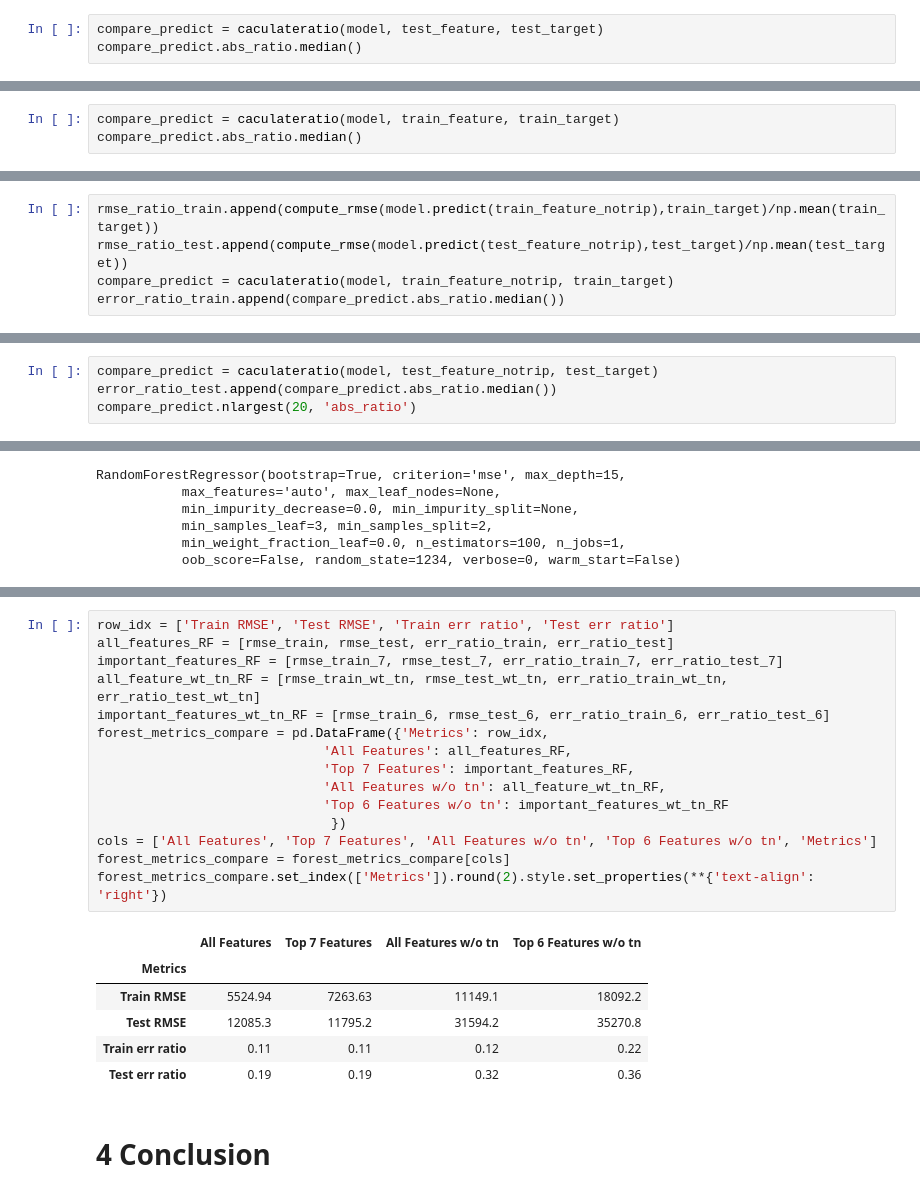
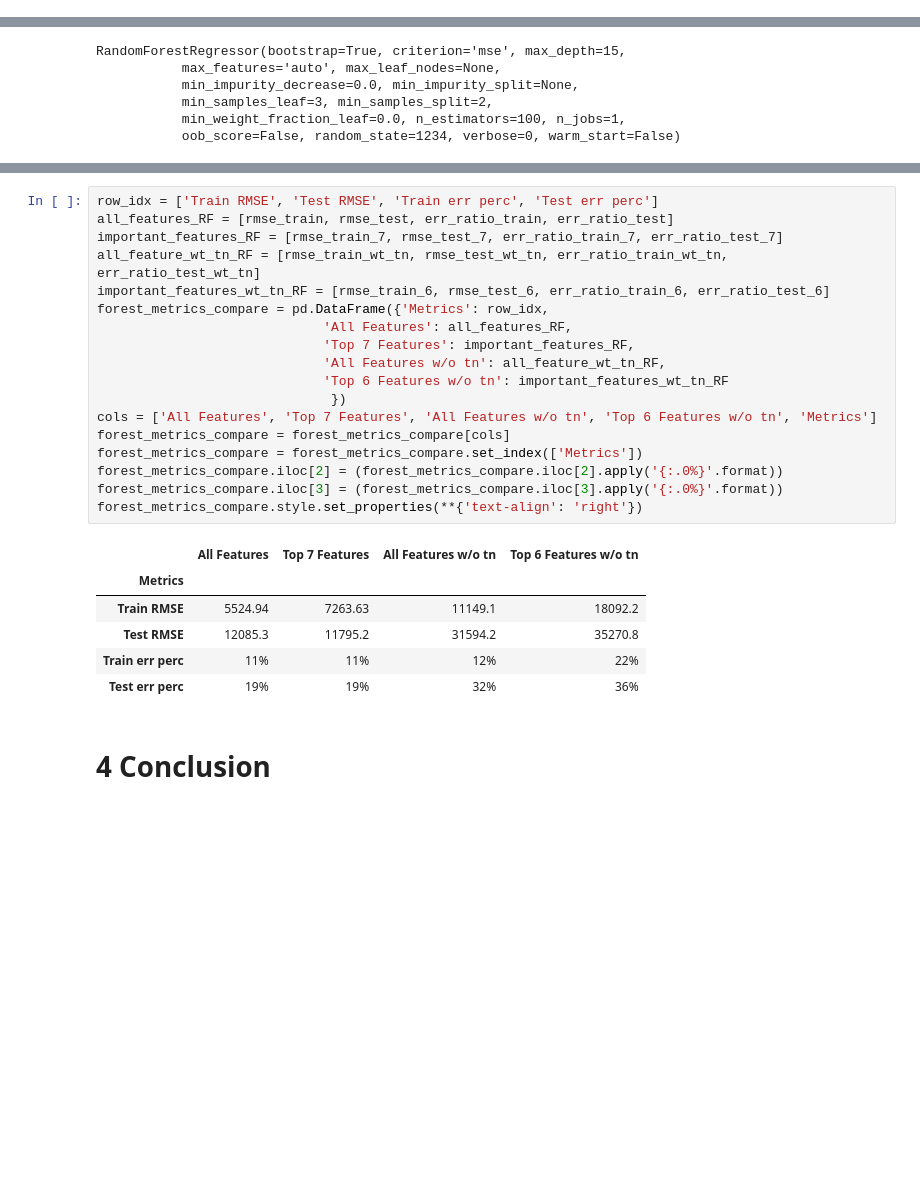
Before and after one commit to leon-lee-jl/MoBike, a Jupyter notebook: MoBike V1.0.ipynb, the cells around one changed output, grey strips where cells are left out. Saved outputs shown, nothing was run; the diff lists cells and outputs as text; blank space fills up the shorter version.

```diff
--- a/MoBike V1.0.ipynb
+++ b/MoBike V1.0.ipynb
@@ -1380,3 +1373,0 @@ plt.show()
-# %%
-compare_predict = caculateratio(model, test_feature, test_target)
-compare_predict.abs_ratio.median()
@@ -1389,3 +1373,0 @@ compute_rmse(model.predict(test_feature),test_target)
-# %%
-compare_predict = caculateratio(model, train_feature, train_target)
-compare_predict.abs_ratio.median()
@@ -1403,5 +1398,0 @@ Lasso(alpha=0, copy_X=True, fit_intercept=True, max_iter=1000, normalize=True,
-# %%
-rmse_ratio_train.append(compute_rmse(model.predict(train_feature_notrip),train_target)/np.mean(train_target))
-rmse_ratio_test.append(compute_rmse(model.predict(test_feature_notrip),test_target)/np.mean(test_target))
-compare_predict = caculateratio(model, train_feature_notrip, train_target)
-error_ratio_train.append(compare_predict.abs_ratio.median())
@@ -1426,4 +1420,0 @@ plt.show()
-# %%
-compare_predict = caculateratio(model, test_feature_notrip, test_target)
-error_ratio_test.append(compare_predict.abs_ratio.median())
-compare_predict.nlargest(20, 'abs_ratio')
@@ -2126,25 +2105,28 @@ Random Forest Error Ratio of test set using 6 features without trips number: 0.3
 # %%
-row_idx = ['Train RMSE', 'Test RMSE', 'Train err ratio', 'Test err ratio']
+row_idx = ['Train RMSE', 'Test RMSE', 'Train err perc', 'Test err perc']
 all_features_RF = [rmse_train, rmse_test, err_ratio_train, err_ratio_test]
 important_features_RF = [rmse_train_7, rmse_test_7, err_ratio_train_7, err_ratio_test_7]
 all_feature_wt_tn_RF = [rmse_train_wt_tn, rmse_test_wt_tn, err_ratio_train_wt_tn, err_ratio_test_wt_tn]
 important_features_wt_tn_RF = [rmse_train_6, rmse_test_6, err_ratio_train_6, err_ratio_test_6]
 forest_metrics_compare = pd.DataFrame({'Metrics': row_idx,
                              'All Features': all_features_RF,
                              'Top 7 Features': important_features_RF,
                              'All Features w/o tn': all_feature_wt_tn_RF,
                              'Top 6 Features w/o tn': important_features_wt_tn_RF
                               })
 cols = ['All Features', 'Top 7 Features', 'All Features w/o tn', 'Top 6 Features w/o tn', 'Metrics']
 forest_metrics_compare = forest_metrics_compare[cols]
-forest_metrics_compare.set_index(['Metrics']).round(2).style.set_properties(**{'text-align': 'right'})
+forest_metrics_compare = forest_metrics_compare.set_index(['Metrics'])
+forest_metrics_compare.iloc[2] = (forest_metrics_compare.iloc[2].apply('{:.0%}'.format))
+forest_metrics_compare.iloc[3] = (forest_metrics_compare.iloc[3].apply('{:.0%}'.format))
+forest_metrics_compare.style.set_properties(**{'text-align': 'right'})
 # %% [output]
 |  | All Features | Top 7 Features | All Features w/o tn | Top 6 Features w/o tn |
 | Metrics |  |  |  |  |
 | Train RMSE | 5524.94 | 7263.63 | 11149.1 | 18092.2 |
 | Test RMSE | 12085.3 | 11795.2 | 31594.2 | 35270.8 |
-| Train err ratio | 0.11 | 0.11 | 0.12 | 0.22 |
-| Test err ratio | 0.19 | 0.19 | 0.32 | 0.36 |
+| Train err perc | 11% | 11% | 12% | 22% |
+| Test err perc | 19% | 19% | 32% | 36% |
 # %% [markdown]
 # 4 Conclusion
 # %% [markdown]
```
Also changed, not shown: parts of 82 cells of this notebook.
